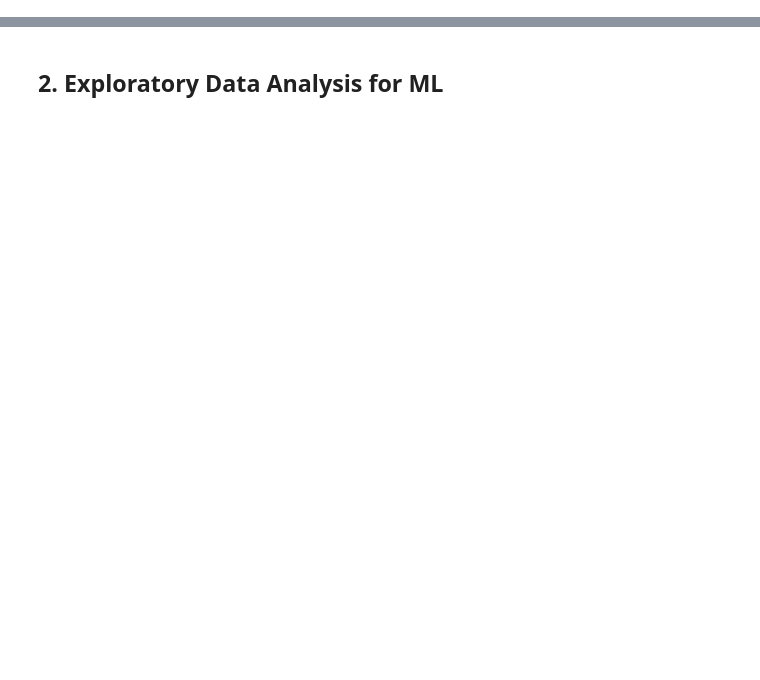
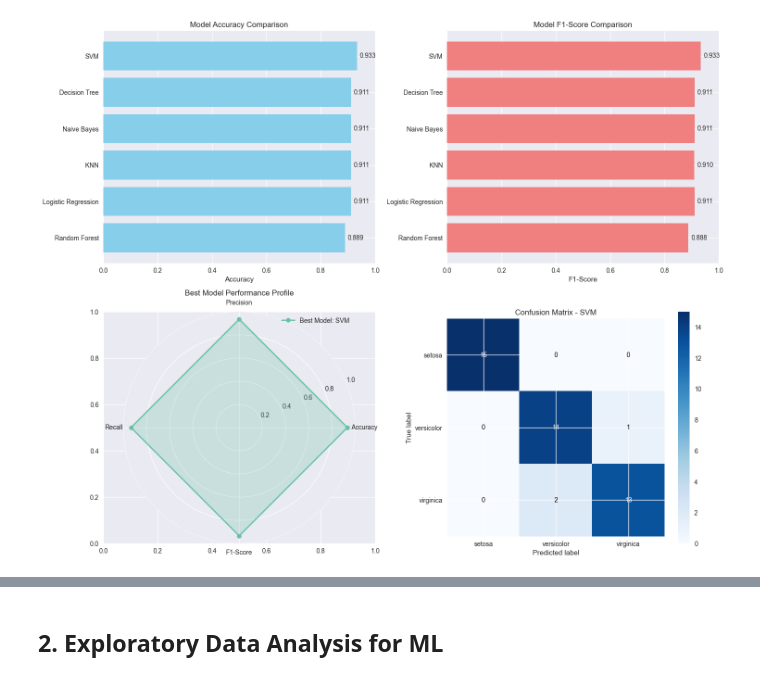
Before and after one commit to fabioc-aloha/Catalyst-DATA-ANALYSIS, a Jupyter notebook: notebooks/03_machine_learning.ipynb, the cells around one changed output, grey strips where cells are left out. Saved outputs shown, nothing was run; the diff lists cells and outputs as text; code cells hidden in the pictures; blank space fills up the shorter version.

```diff
--- a/notebooks/03_machine_learning.ipynb
+++ b/notebooks/03_machine_learning.ipynb
@@ -0,0 +235,71 @@
+# %%
+# Visualize model performance comparison
+fig, ((ax1, ax2), (ax3, ax4)) = plt.subplots(2, 2, figsize=(15, 12))
+
+# 1. Accuracy comparison
+results_df_sorted = results_df.sort_values('Accuracy')
+bars1 = ax1.barh(results_df_sorted['Algorithm'], results_df_sorted['Accuracy'], color='skyblue')
+ax1.set_xlabel('Accuracy')
+ax1.set_title('Model Accuracy Comparison')
+ax1.set_xlim(0, 1)
+for i, v in enumerate(results_df_sorted['Accuracy']):
+    ax1.text(v + 0.01, i, f'{v:.3f}', va='center')
+
+# 2. F1-Score comparison
+bars2 = ax2.barh(results_df_sorted['Algorithm'], results_df_sorted['F1-Score'], color='lightcoral')
+ax2.set_xlabel('F1-Score')
+ax2.set_title('Model F1-Score Comparison')
+ax2.set_xlim(0, 1)
+for i, v in enumerate(results_df_sorted['F1-Score']):
+    ax2.text(v + 0.01, i, f'{v:.3f}', va='center')
+
+# 3. All metrics radar chart
+metrics = ['Accuracy', 'Precision', 'Recall', 'F1-Score']
+best_model = results_df.loc[results_df['Accuracy'].idxmax()]
+best_values = [best_model[metric] for metric in metrics]
+
+angles = np.linspace(0, 2 * np.pi, len(metrics), endpoint=False)
+angles = np.concatenate((angles, [angles[0]]))
+best_values = best_values + [best_values[0]]
+
+ax3 = plt.subplot(2, 2, 3, projection='polar')
+ax3.plot(angles, best_values, 'o-', linewidth=2, label=f'Best Model: {best_model["Algorithm"]}')
+ax3.fill(angles, best_values, alpha=0.25)
+ax3.set_xticks(angles[:-1])
+ax3.set_xticklabels(metrics)
+ax3.set_ylim(0, 1)
+ax3.set_title('Best Model Performance Profile')
+ax3.legend()
+
+# 4. Confusion matrix for best model
+best_model_name = best_model['Algorithm']
+best_predictions = results[best_model_name]['predictions']
+cm = confusion_matrix(y_test, best_predictions)
+
+im = ax4.imshow(cm, interpolation='nearest', cmap=plt.cm.Blues)
+ax4.figure.colorbar(im, ax=ax4)
+ax4.set(xticks=np.arange(cm.shape[1]),
+        yticks=np.arange(cm.shape[0]),
+        xticklabels=iris.target_names,
+        yticklabels=iris.target_names,
+        title=f'Confusion Matrix - {best_model_name}',
+        ylabel='True label',
+        xlabel='Predicted label')
+
+# Add text annotations
+thresh = cm.max() / 2.
+for i in range(cm.shape[0]):
+    for j in range(cm.shape[1]):
+        ax4.text(j, i, format(cm[i, j], 'd'),
+                ha="center", va="center",
+                color="white" if cm[i, j] > thresh else "black")
+
+plt.tight_layout()
+plt.show()
+
+print(f"🏆 Best performing model: {best_model_name}")
+print(f"📊 Classification Report for {best_model_name}:")
+print("=" * 50)
+print(classification_report(y_test, best_predictions, target_names=iris.target_names))
+# %% [output]
+[figure, added]
```
Also changed, not shown: parts of 27 cells of this notebook, 24 other files.
